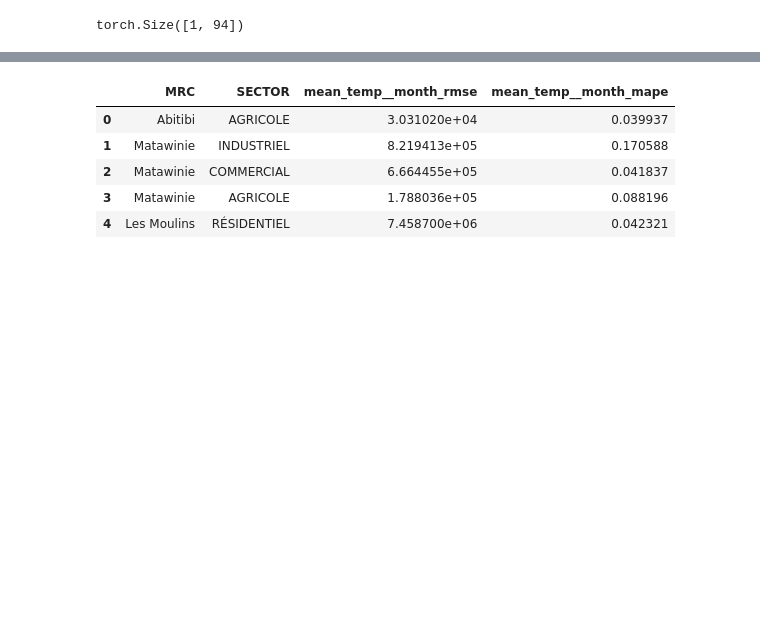
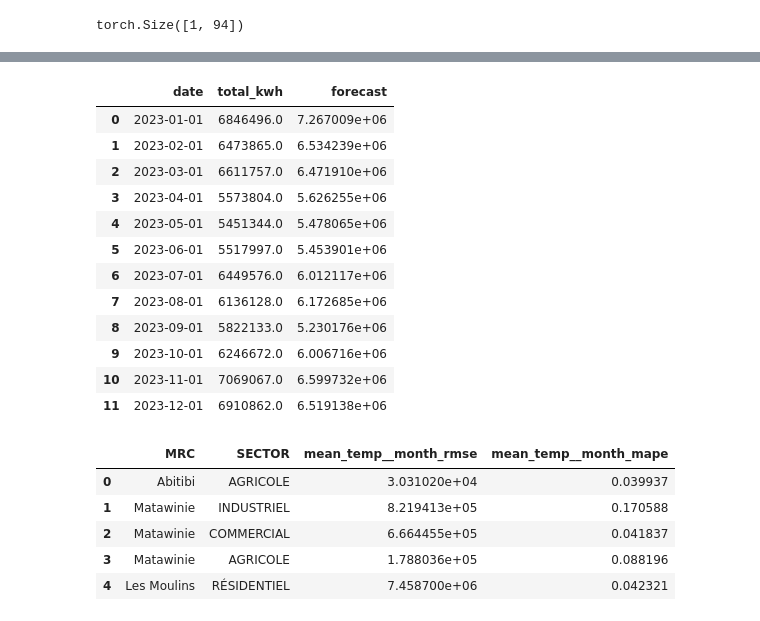
Before and after one commit to JuanJavierr/ml2_projet, a Jupyter notebook: arima_results.ipynb, the cells around one changed output, grey strips where cells are left out. Drawn from its saved outputs; the diff is of its cells as text; code cells hidden in the pictures; blank space fills up the shorter version.

```diff
--- a/arima_results.ipynb
+++ b/arima_results.ipynb
@@ -111,3 +110,19 @@ tcn_preds
+# %%
+pd.read_csv("arima_predictions/Drummond_AGRICOLE.csv")
+# %% [output]
+|  | date | total_kwh | forecast |
+| 0 | 2023-01-01 | 6846496.0 | 7.267009e+06 |
+| 1 | 2023-02-01 | 6473865.0 | 6.534239e+06 |
+| 2 | 2023-03-01 | 6611757.0 | 6.471910e+06 |
+| 3 | 2023-04-01 | 5573804.0 | 5.626255e+06 |
+| 4 | 2023-05-01 | 5451344.0 | 5.478065e+06 |
+| 5 | 2023-06-01 | 5517997.0 | 5.453901e+06 |
+| 6 | 2023-07-01 | 6449576.0 | 6.012117e+06 |
+| 7 | 2023-08-01 | 6136128.0 | 6.172685e+06 |
+| 8 | 2023-09-01 | 5822133.0 | 5.230176e+06 |
+| 9 | 2023-10-01 | 6246672.0 | 6.006716e+06 |
+| 10 | 2023-11-01 | 7069067.0 | 6.599732e+06 |
+| 11 | 2023-12-01 | 6910862.0 | 6.519138e+06 |
 # %%
 
 sectors = df["sector"].unique()
```
Also changed, not shown: parts of 3 cells of this notebook.
